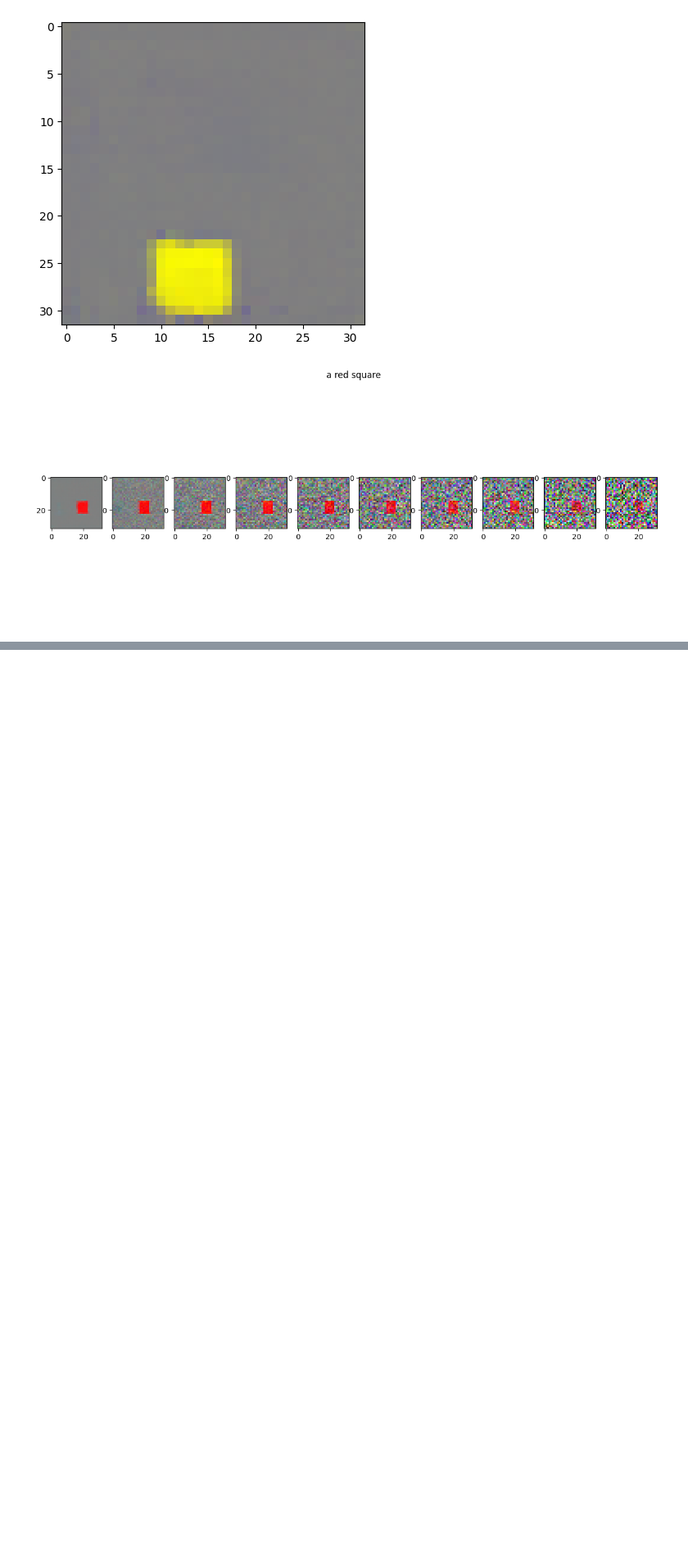
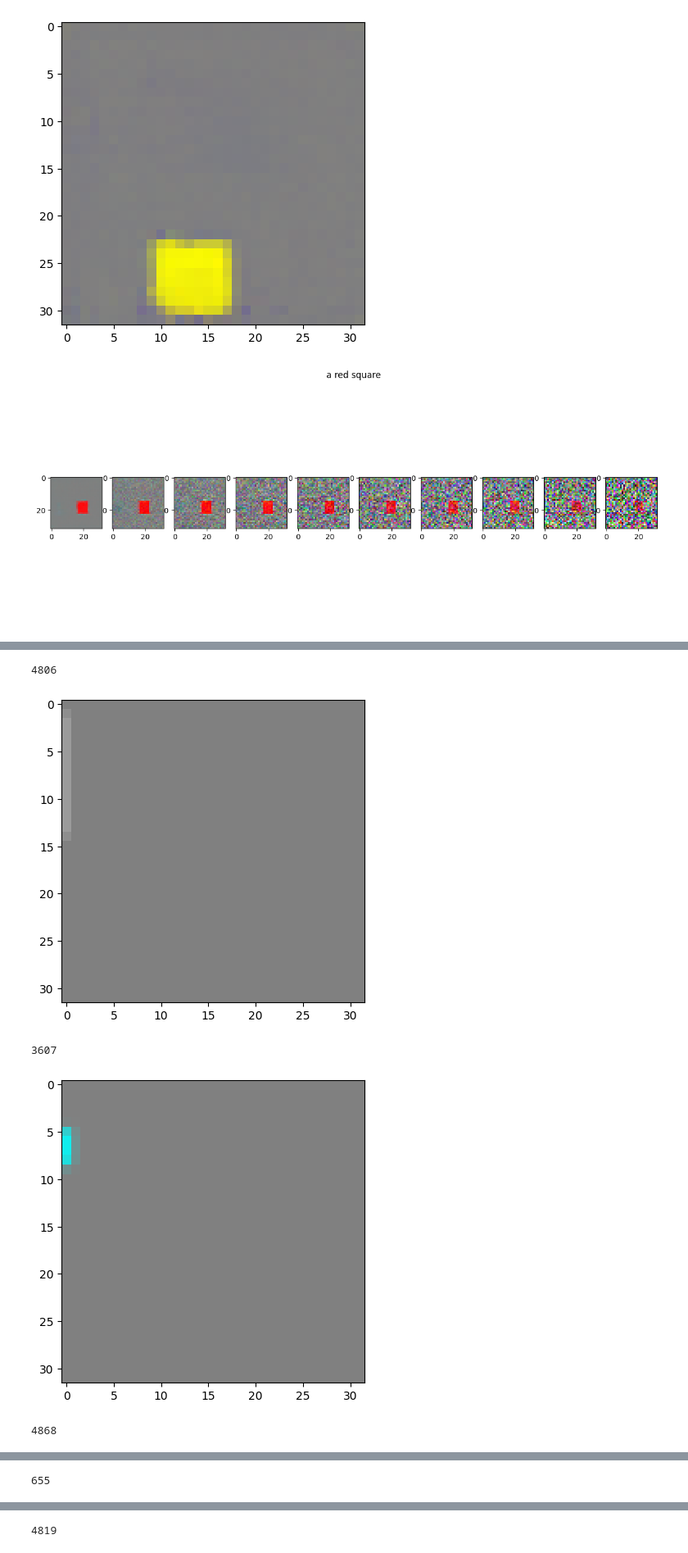
Before and after one commit to RodgersLuo/open-dalle-2, a Jupyter notebook: experiments.ipynb, the cells around one changed output, grey strips where cells are left out. Shown: that part at 82% size. Cells and saved outputs as stored; diff of their text form; code cells hidden in the pictures; blank space fills up the shorter version.

```diff
--- a/experiments.ipynb
+++ b/experiments.ipynb
@@ -237,3 +227,23 @@ def sample_plot_image(decoder: Decoder, tokens, clip_emb, diffusion: Diffusion,
 sample_plot_image(decoder, text_tokens, image_embedding_truth, decoder_diffusion, guidance_scale=2, caption=text)
 # %% [output]
 [figure]
+# %%
+from sklearn.neighbors import NearestNeighbors
+
+def knn(x, xs, k=5, metric="euclidean"):
+    nbrs = NearestNeighbors(n_neighbors=k, metric=metric).fit(xs)
+    distances, indices = nbrs.kneighbors(x)
+    return distances, indices
+# %%
+import tqdm
+
+image_embeddings = []
+with torch.no_grad():
+    for step, (img, txt) in enumerate(dataloader):
+        img = img.to(device=dalle2.device)
+        img_emb = dalle2.clip.encode_image(img, normalize=True)
+        image_embeddings.append(img_emb.detach().cpu().numpy())
+# %%
+from functools import reduce
+
+image_embeddings = reduce(lambda x, y: np.concatenate((x, y)), image_embeddings)
@@ -239,0 +260,14 @@ sample_plot_image(decoder, text_tokens, image_embedding_truth, decoder_diffusion
+# %%
+image_embedding = dalle2.clip.encode_image(image.to(device=dalle2.device), normalize=True)
+image_embedding = image_embedding.detach().cpu().numpy()
+_, indices = knn(image_embedding, image_embeddings, k=5, metric="euclidean")
+for i in indices[0]:
+    print(i)
+    show_tensor_image(train_data[i][0])
+    plt.show()
+# %% [output]
+4806
+[figure, added]
+3607
+[figure, added]
+4868
@@ -239,0 +275 @@ sample_plot_image(decoder, text_tokens, image_embedding_truth, decoder_diffusion
+655
@@ -239,0 +277 @@ sample_plot_image(decoder, text_tokens, image_embedding_truth, decoder_diffusion
+4819
```
Also changed, not shown: parts of 11 cells of this notebook, 6 other files.
